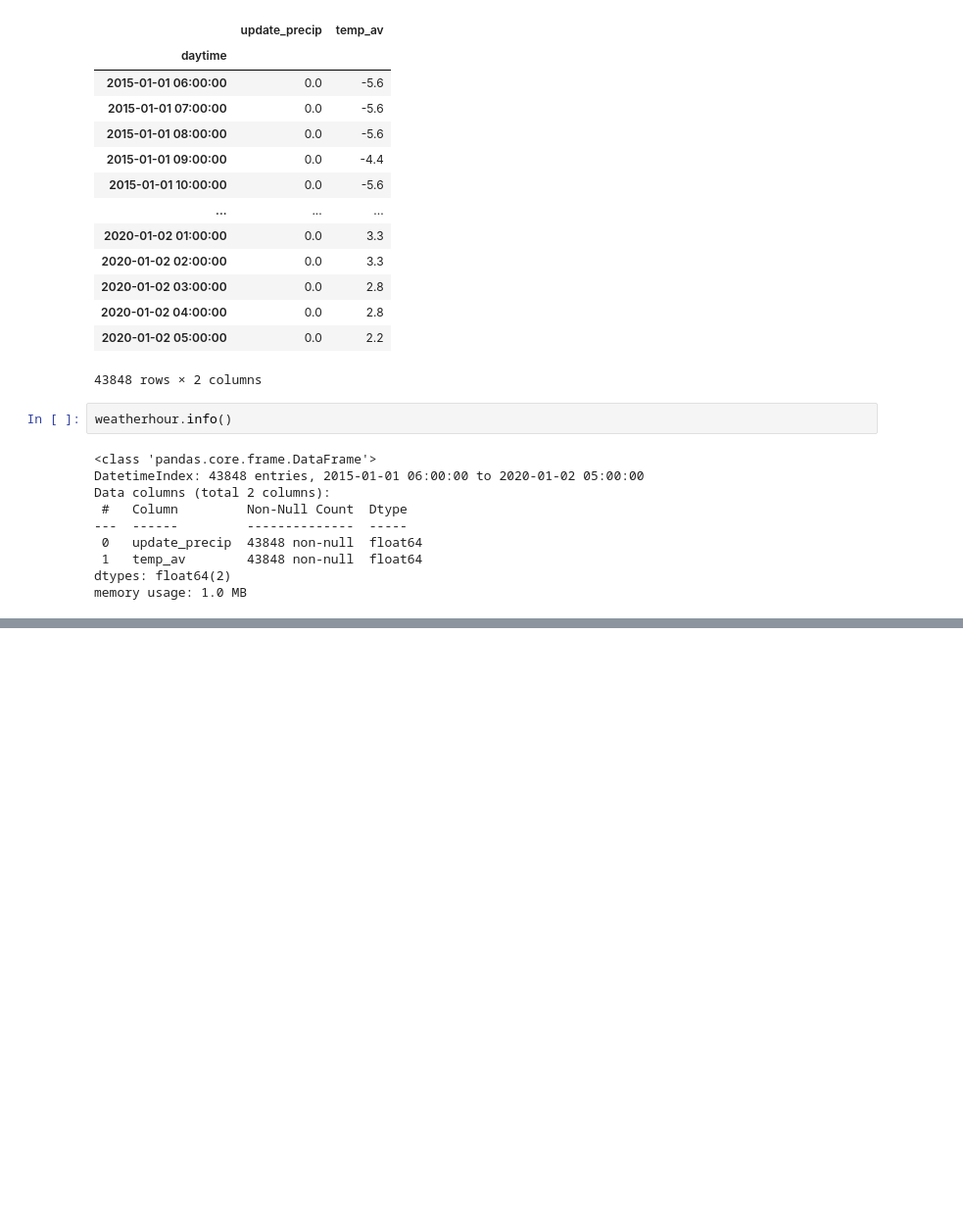
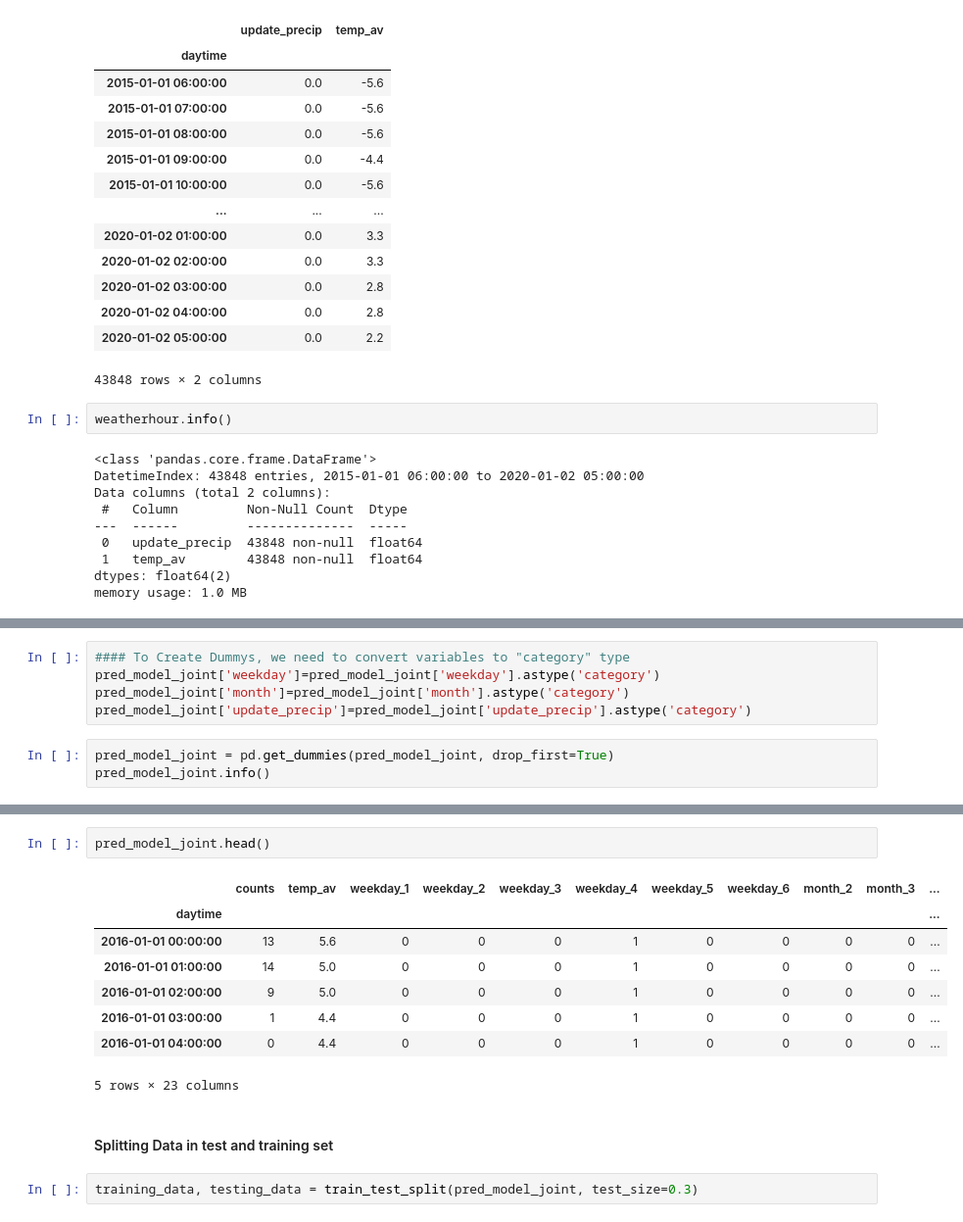
Before and after one commit to MoritzWagner13/Machine-Learning, a Jupyter notebook: Predictions.ipynb, the cells around one changed output, grey strips where cells are left out. Shown: that part at 98% size. Saved outputs shown, nothing was run; the diff lists cells and outputs as text; blank space fills up the shorter version.

```diff
--- a/Predictions.ipynb
+++ b/Predictions.ipynb
@@ -257,0 +187,8 @@ plt.show()
+# %%
+#### To Create Dummys, we need to convert variables to "category" type
+pred_model_joint['weekday']=pred_model_joint['weekday'].astype('category')
+pred_model_joint['month']=pred_model_joint['month'].astype('category')
+pred_model_joint['update_precip']=pred_model_joint['update_precip'].astype('category')
+# %%
+pred_model_joint = pd.get_dummies(pred_model_joint, drop_first=True)
+pred_model_joint.info()
@@ -257,0 +213,15 @@ plt.show()
+# %%
+pred_model_joint.head()
+# %% [output]
+|  | counts | temp_av | weekday_1 | weekday_2 | weekday_3 | weekday_4 | weekday_5 | weekday_6 | month_2 | month_3 | ... |
+| daytime |  |  |  |  |  |  |  |  |  |  | ... |
+| 2016-01-01 00:00:00 | 13 | 5.6 | 0 | 0 | 0 | 1 | 0 | 0 | 0 | 0 | ... |
+| 2016-01-01 01:00:00 | 14 | 5.0 | 0 | 0 | 0 | 1 | 0 | 0 | 0 | 0 | ... |
+| 2016-01-01 02:00:00 | 9 | 5.0 | 0 | 0 | 0 | 1 | 0 | 0 | 0 | 0 | ... |
+| 2016-01-01 03:00:00 | 1 | 4.4 | 0 | 0 | 0 | 1 | 0 | 0 | 0 | 0 | ... |
+| 2016-01-01 04:00:00 | 0 | 4.4 | 0 | 0 | 0 | 1 | 0 | 0 | 0 | 0 | ... |
+5 rows × 23 columns
+# %% [markdown]
+#### Splitting Data in test and training set
+# %%
+training_data, testing_data = train_test_split(pred_model_joint, test_size=0.3)
```
Also changed, not shown: parts of 21 cells of this notebook.
